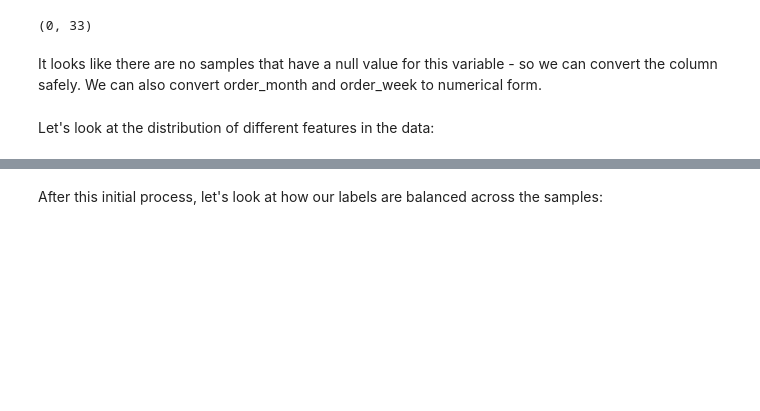
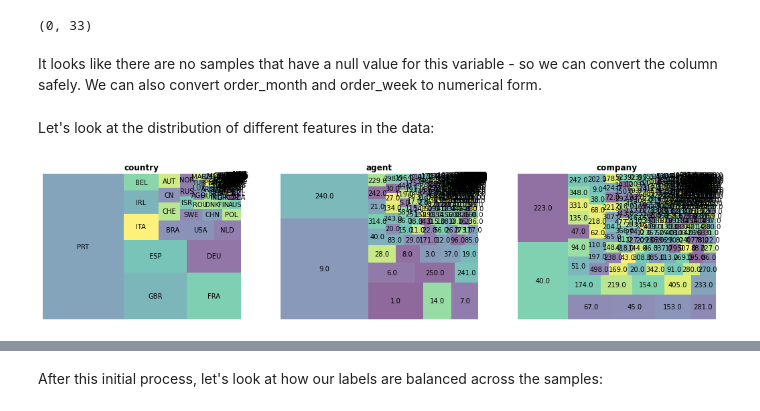
Before and after one commit to ofekinger/ML_Final_Project, a Jupyter notebook: submission.ipynb, the cells around one changed output, grey strips where cells are left out. Cells and saved outputs as stored; diff of their text form; code cells hidden in the pictures; blank space fills up the shorter version.

```diff
--- a/submission.ipynb
+++ b/submission.ipynb
@@ -87,0 +128,14 @@ Let's look at the distribution of different features in the data:
+# %%
+a = 1 # number of rows
+b = 3  # number of columns
+c = 1  # initialize plot counter
+fig = plt.figure(figsize=(18,4))
+for i in CATEGORICAL_Large:
+    plt.subplot(a, b, c)
+    counts = X[i].value_counts()
+    squarify.plot(counts,label=counts.index, alpha=.6 )
+    plt.title(i,fontsize=12,fontweight="bold")
+    plt.axis('off')
+    c = c + 1
+# %% [output]
+[figure, added]
```
Also changed, not shown: parts of 31 cells of this notebook.
